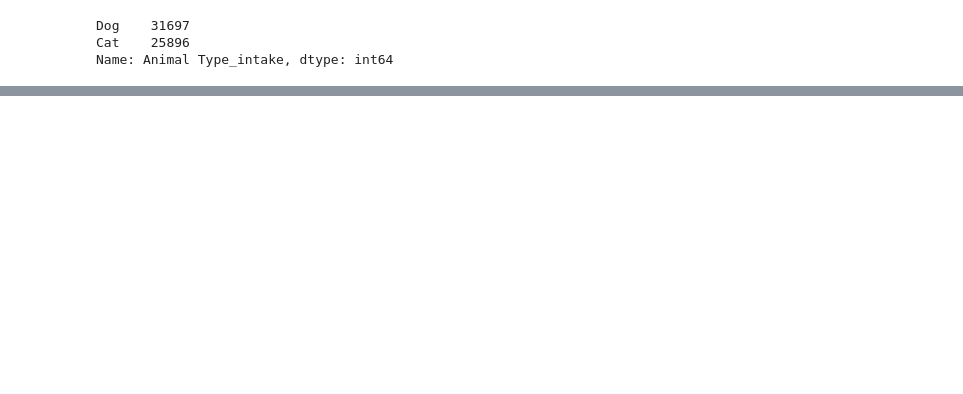
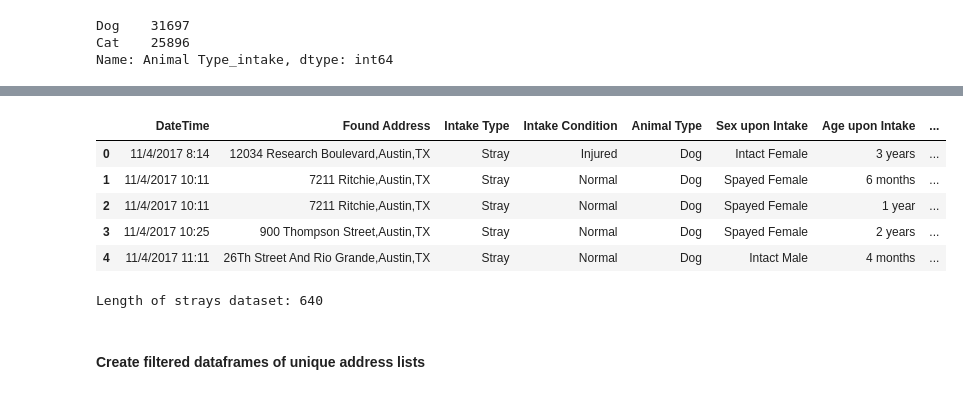
Before and after one commit to carlospisani10/Animal-Shelter-Analysis, a Jupyter notebook: Cleanup.ipynb, the cells around one changed output, grey strips where cells are left out. Drawn from its saved outputs; the diff is of its cells as text; code cells hidden in the pictures; blank space fills up the shorter version.

```diff
--- a/Cleanup.ipynb
+++ b/Cleanup.ipynb
@@ -386,0 +708,17 @@ austin_data.to_csv('raw data/Austin_merged_data_with_time_deltas.csv')
+# %%
+df_animals_dogs.head()
+# %% [output]
+|  | DateTime | Found Address | Intake Type | Intake Condition | Animal Type | Sex upon Intake | Age upon Intake | ... |
+| 0 | 11/4/2017 8:14 | 12034 Research Boulevard,Austin,TX | Stray | Injured | Dog | Intact Female | 3 years | ... |
+| 1 | 11/4/2017 10:11 | 7211 Ritchie,Austin,TX | Stray | Normal | Dog | Spayed Female | 6 months | ... |
+| 2 | 11/4/2017 10:11 | 7211 Ritchie,Austin,TX | Stray | Normal | Dog | Spayed Female | 1 year | ... |
+| 3 | 11/4/2017 10:25 | 900 Thompson Street,Austin,TX | Stray | Normal | Dog | Spayed Female | 2 years | ... |
+| 4 | 11/4/2017 11:11 | 26Th Street And Rio Grande,Austin,TX | Stray | Normal | Dog | Intact Male | 4 months | ... |
+# %%
+# Strays
+df_animals_strays = df_intakes_clean.loc[(df_intakes_clean["Intake Type"] =="Stray"),]
+print(f"Length of strays dataset: {len(df_animals_strays)}")
+# %% [output]
+Length of strays dataset: 640
+# %% [markdown]
+#### Create filtered dataframes of unique address lists
```
Also changed, not shown: parts of 57 cells of this notebook, 22 other files.
